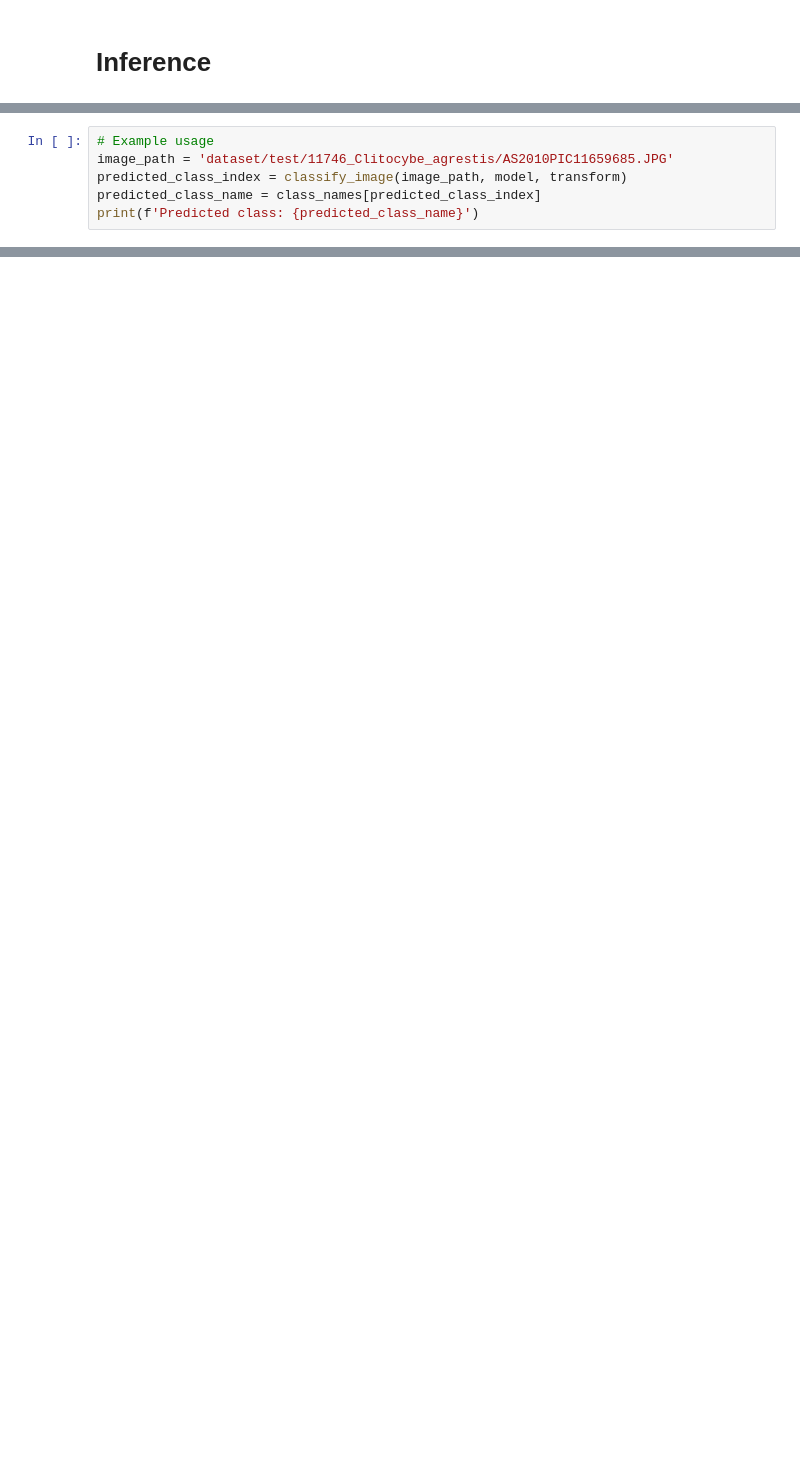
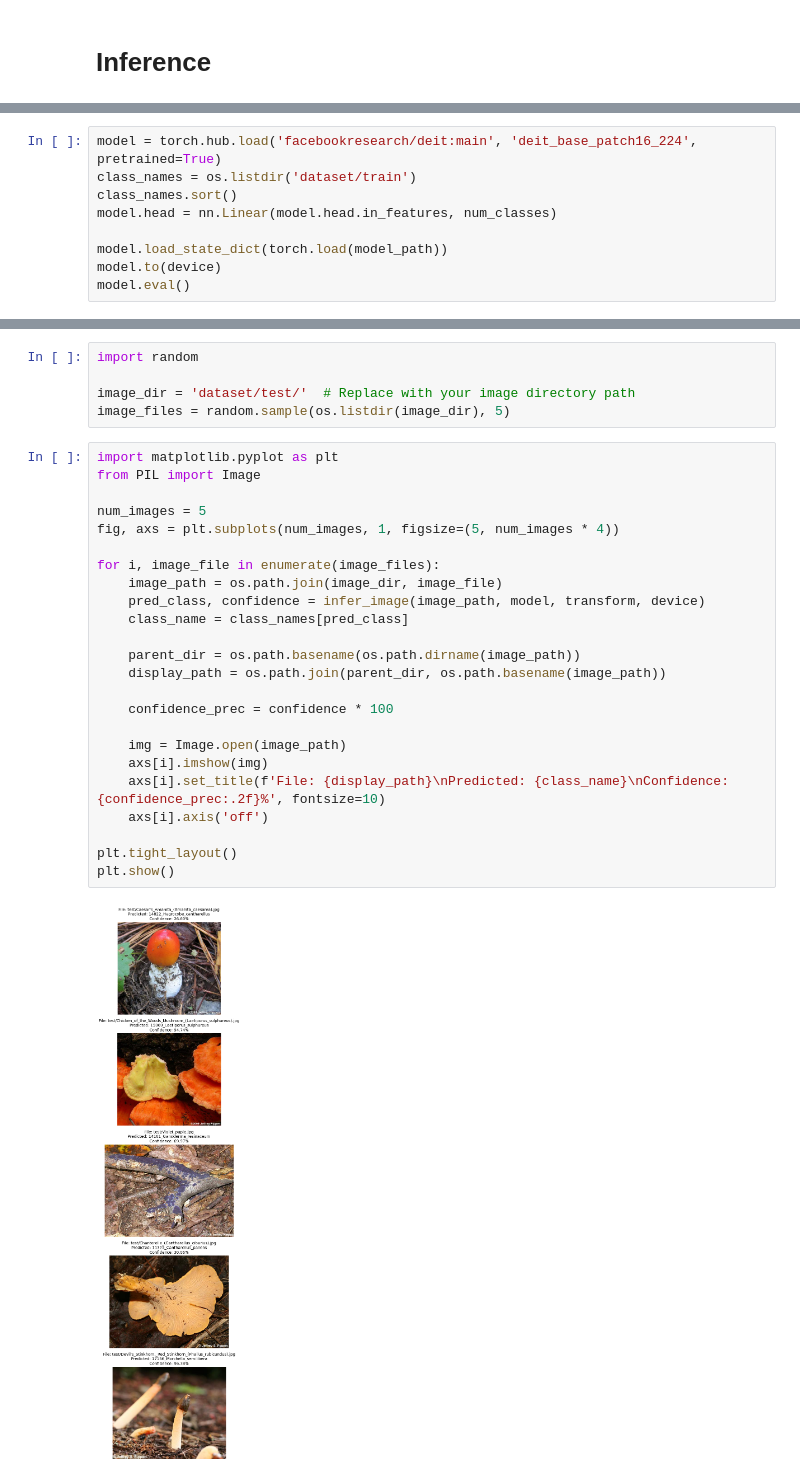
Before and after one commit to samxu29/Applied-AI-Fungus-Detector, a Jupyter notebook: DeIT-train.ipynb, the cells around one changed output, grey strips where cells are left out. Cells and saved outputs as stored; diff of their text form; blank space fills up the shorter version.

```diff
--- a/DeIT-train.ipynb
+++ b/DeIT-train.ipynb
@@ -208,0 +187,9 @@ Using cache found in /home/samxu/.cache/torch/hub/facebookresearch_deit_main
+# %%
+model = torch.hub.load('facebookresearch/deit:main', 'deit_base_patch16_224', pretrained=True)
+class_names = os.listdir('dataset/train')
+class_names.sort()
+model.head = nn.Linear(model.head.in_features, num_classes)
+
+model.load_state_dict(torch.load(model_path))
+model.to(device)
+model.eval()
@@ -222,6 +224,0 @@ class_names.sort()  # Sort the class names
-# %%
-# Example usage
-image_path = 'dataset/test/11746_Clitocybe_agrestis/AS2010PIC11659685.JPG'
-predicted_class_index = classify_image(image_path, model, transform)
-predicted_class_name = class_names[predicted_class_index]
-print(f'Predicted class: {predicted_class_name}')
@@ -275,0 +225,31 @@ display_predictions(random_images, model, transform)
+# %%
+import random
+
+image_dir = 'dataset/test/'  # Replace with your image directory path
+image_files = random.sample(os.listdir(image_dir), 5)
+# %%
+import matplotlib.pyplot as plt
+from PIL import Image
+
+num_images = 5
+fig, axs = plt.subplots(num_images, 1, figsize=(5, num_images * 4))
+
+for i, image_file in enumerate(image_files):
+    image_path = os.path.join(image_dir, image_file)
+    pred_class, confidence = infer_image(image_path, model, transform, device)
+    class_name = class_names[pred_class]
+
+    parent_dir = os.path.basename(os.path.dirname(image_path))
+    display_path = os.path.join(parent_dir, os.path.basename(image_path))
+
+    confidence_prec = confidence * 100
+
+    img = Image.open(image_path)
+    axs[i].imshow(img)
+    axs[i].set_title(f'File: {display_path}\nPredicted: {class_name}\nConfidence: {confidence_prec:.2f}%', fontsize=10)
+    axs[i].axis('off')
+
+plt.tight_layout()
+plt.show()
+# %% [output]
+[figure, added]
```
Also changed, not shown: parts of 20 cells of this notebook.
